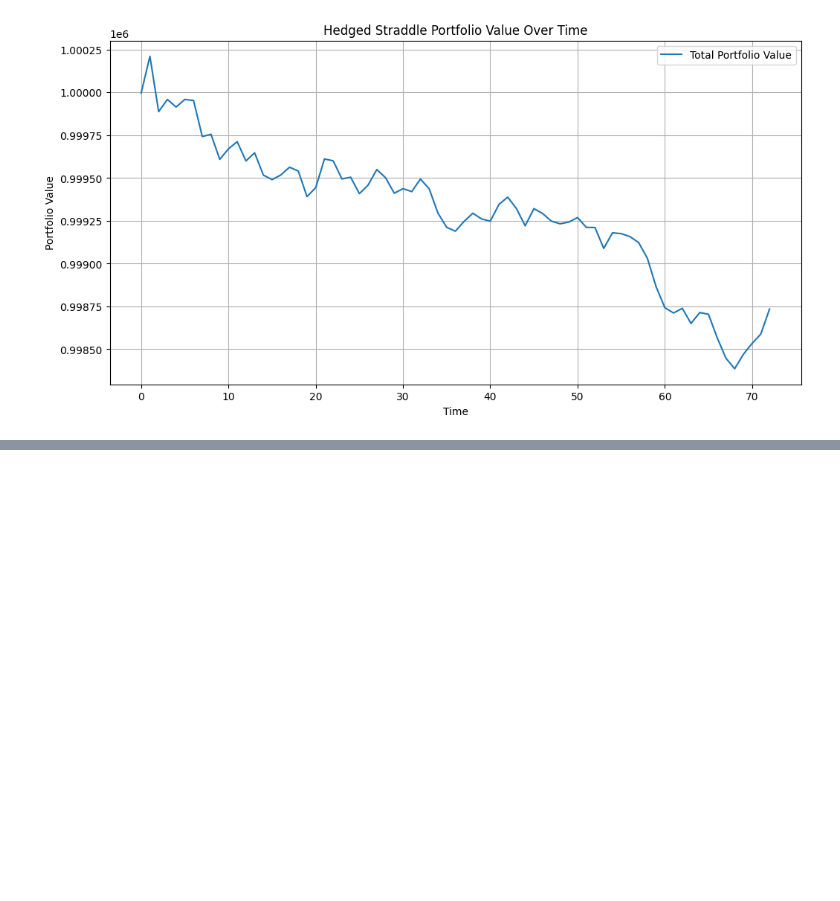
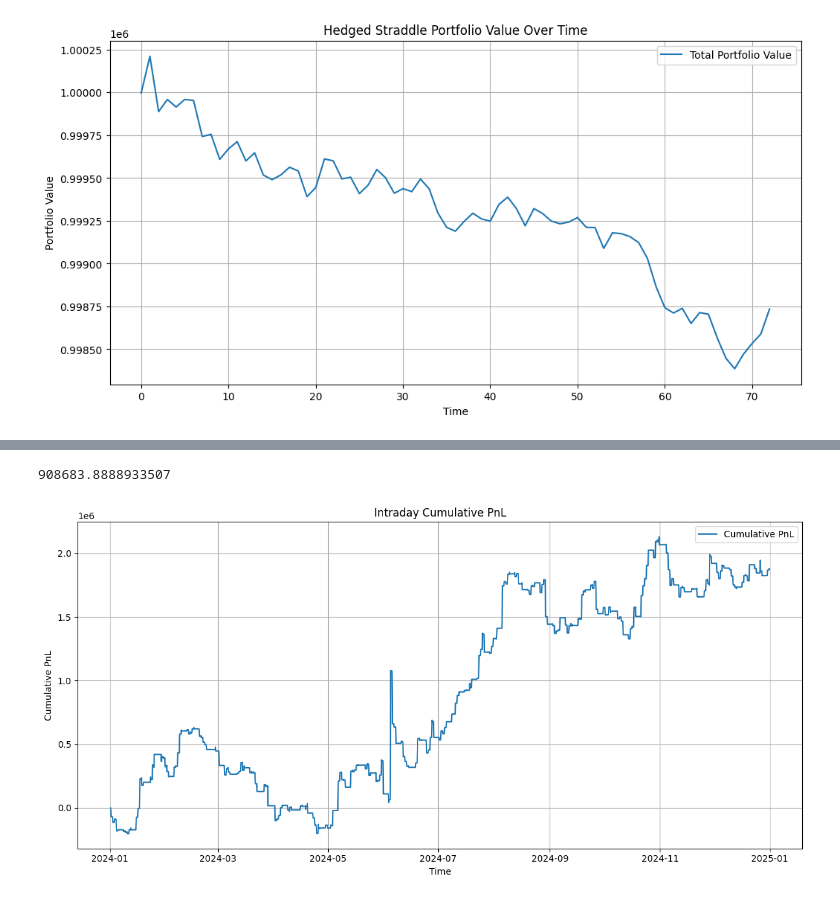
Before and after one commit to aman-exp69/Aman_codes, a Jupyter notebook: test.ipynb, the cells around one changed output, grey strips where cells are left out. Cells and saved outputs as stored; diff of their text form; code cells hidden in the pictures; blank space fills up the shorter version.

Commit message:
1 run for H1 & H2 with 10 stocks

```diff
--- a/test.ipynb
+++ b/test.ipynb
@@ -605,0 +621,21 @@ plt.show()
+# %%
+hedge_intervals = 5 # hedge interval in minutes
+stocks = ["ASIANPAINT", "BAJAJ-AUTO", "BAJFINANCE", "HDFCBANK", "ICICIBANK", "RELIANCE", "SBIN", "TATAMOTORS", "TCS", "TITAN"] # Available "ASIANPAINT", "BAJAJ-AUTO", "BAJFINANCE", "HDFCBANK", "ICICIBANK", "RELIANCE", "SBIN", "TATAMOTORS", "TCS", "TITAN"
+weight = [1/len(stocks)] * len(stocks) #
+start_date = "20240101"
+# %%
+df = pd.read_csv('NIFTY_200_Lot_Size.csv')
+df['Symbol'] = df['Symbol'].str.strip().str.upper()
+df['LOT_SIZE'] = pd.to_numeric(df['LOT_SIZE'], errors='coerce')
+lot_size_map = dict(zip(df['Symbol'], df['LOT_SIZE']))
+
+lot_sizes = [lot_size_map.get(symbol.strip().upper()) for symbol in stocks]
+# %%
+final_cash, yearly_pnl = run_yearly_backtest(
+    year=2024,
+    stocks=stocks,
+    weights=weight,
+    lot_sizes=lot_sizes,
+    strategy="H2",
+    max_percent_loss=25
+)
@@ -605,0 +672,20 @@ plt.show()
+# %%
+final_cash_H2
+# %% [output]
+908683.8888933507
+# %%
+yearly_pnl['Timestamp'] = pd.to_datetime(yearly_pnl['Timestamp'])
+
+yearly_pnl['CumulativePnL'] = yearly_pnl['PnL'].cumsum()
+
+plt.figure(figsize=(12, 6))
+plt.plot(yearly_pnl['Timestamp'], yearly_pnl['CumulativePnL'], label='Cumulative PnL')
+plt.xlabel('Time')
+plt.ylabel('Cumulative PnL')
+plt.title('Intraday Cumulative PnL')
+plt.grid(True)
+plt.legend()
+plt.tight_layout()
+plt.show()
+# %% [output]
+[figure, added]
```
Also changed, not shown: parts of 24 cells of this notebook.
